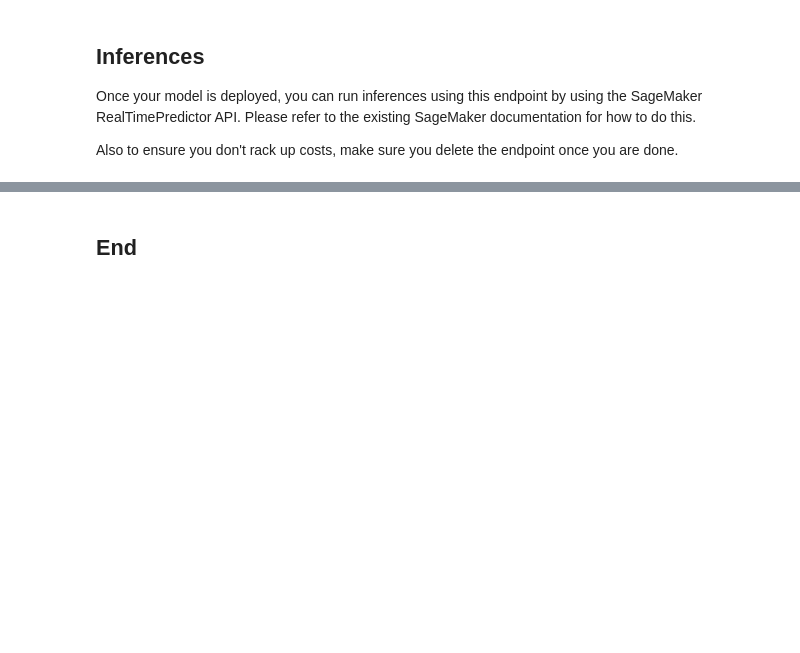
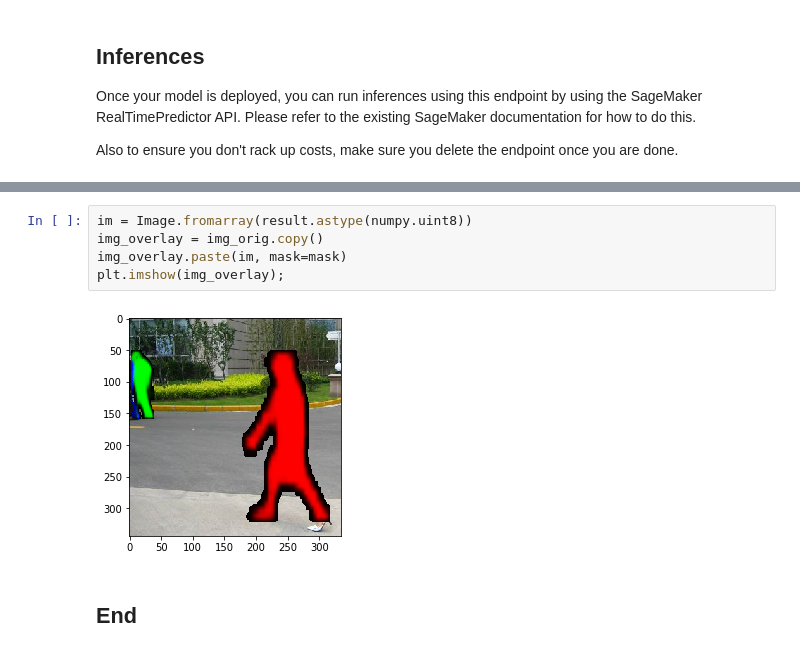
Before and after one commit to luisonthekeyboard/aws-stepfunctions-byoc-mlops-using-data-science-sdk, a Jupyter notebook: StepFunctions_BYOC_Workflow.ipynb, the cells around one changed output, grey strips where cells are left out. Saved outputs shown, nothing was run; the diff lists cells and outputs as text; blank space fills up the shorter version.

```diff
--- a/StepFunctions_BYOC_Workflow.ipynb
+++ b/StepFunctions_BYOC_Workflow.ipynb
@@ -358,2 +388,9 @@ Also to ensure you don't rack up costs, make sure you delete the endpoint once y
+# %%
+im = Image.fromarray(result.astype(numpy.uint8))
+img_overlay = img_orig.copy()
+img_overlay.paste(im, mask=mask)
+plt.imshow(img_overlay);
+# %% [output]
+[figure, added]
 # %% [markdown]
 ## End
```
Also changed, not shown: parts of 16 cells of this notebook.
